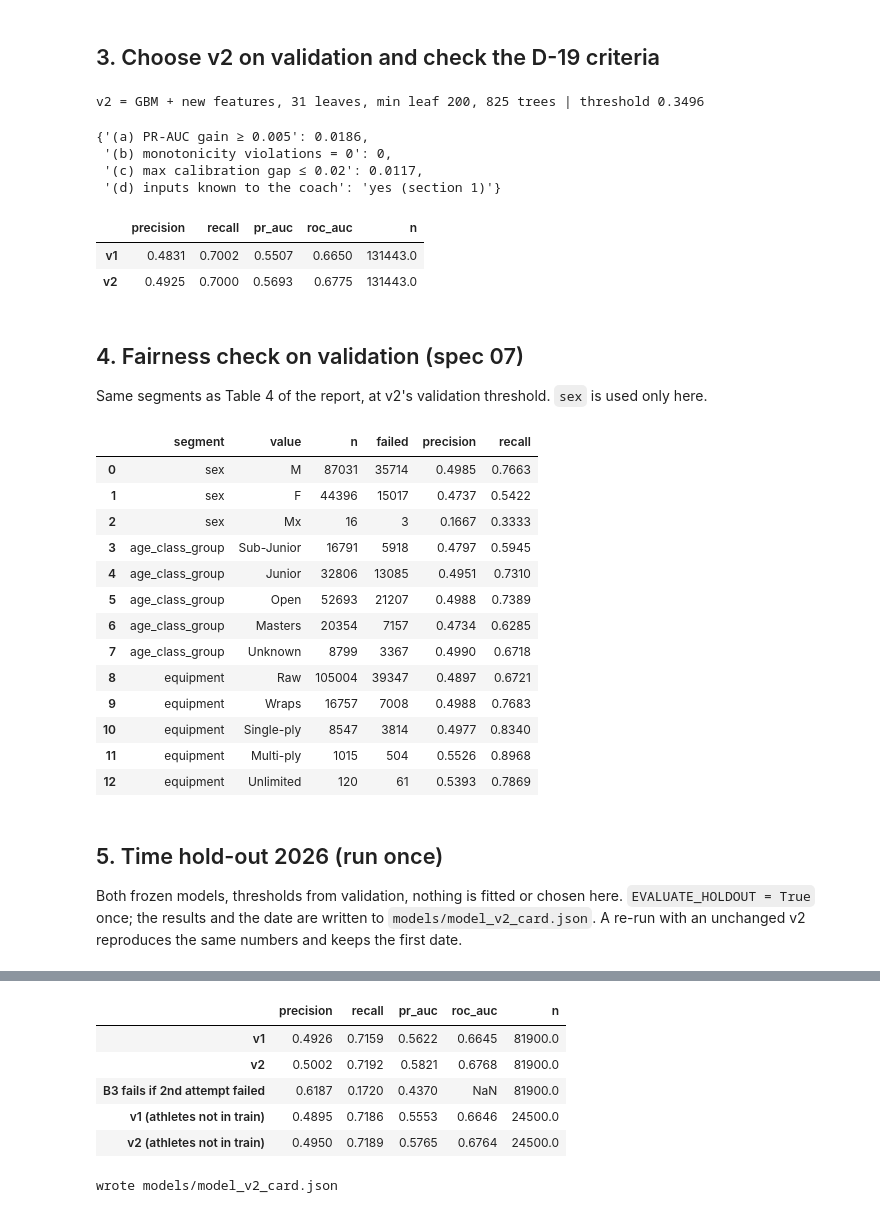
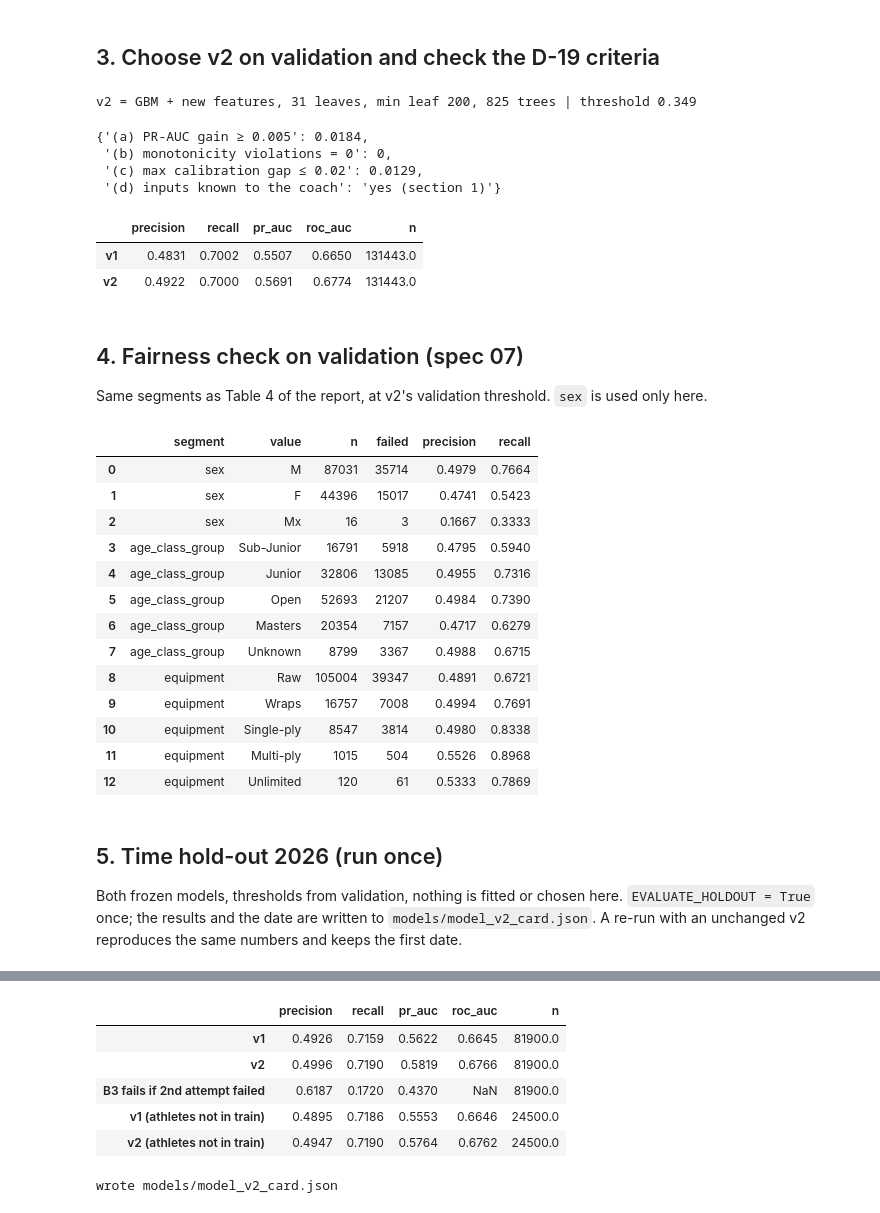
Before and after one commit to patrick-morgenegg/aiml, a Jupyter notebook: notebooks/04_model_v2.ipynb, the cells around one changed output, grey strips where cells are left out. Drawn from its saved outputs; the diff is of its cells as text; code cells hidden in the pictures.

```diff
--- a/notebooks/04_model_v2.ipynb
+++ b/notebooks/04_model_v2.ipynb
@@ -36,11 +37,11 @@ ROOT = find_project_root(Path.cwd().resolve())
 DATA = ROOT / "data" / "processed" / "deadlift3_attempts.parquet"
 HOLDOUT = ROOT / "data" / "processed" / "holdout_2026.parquet"
 METADATA = json.loads((ROOT / "data" / "processed" / "metadata.json").read_text(encoding="utf-8"))
-V1 = json.loads((ROOT / "app" / "model" / "model.json").read_text(encoding="utf-8"))
-REFERENCE = json.loads((ROOT / "app" / "tests" / "reference_cases.json").read_text(encoding="utf-8"))
+V1 = json.loads((ROOT / "app" / "model" / "model_v1.json").read_text(encoding="utf-8"))
+REFERENCE = json.loads((ROOT / "app" / "tests" / "reference_cases_v1.json").read_text(encoding="utf-8"))
 CARD_V2 = ROOT / "models" / "model_v2_card.json"
 
-EVALUATE_HOLDOUT = True   # set True ONCE, after v2 is chosen on validation (D-19)
+EVALUATE_HOLDOUT = True    # evaluated once on 2026-10-25 (D-20); re-runs reproduce it. Was: set True ONCE, after v2 is chosen on validation (D-19)
 TARGET_RECALL = 0.70
 RANDOM_SEED = 0
 
@@ -134,6 +135,14 @@ def v2_features(frame: pd.DataFrame, planned_kg: np.ndarray, extra: bool = True)
 
 
 MONOTONE = ("jump", "pr_excess")
+# Deployed v2 rounds every feature to 9 decimals before the trees (decision D-21): mathematically equal ratios such as
+# 125/54.1 and 250/108.2 differ in the last bit, some trees split exactly between them, and numpy and the browser
+# compute logarithms differently in that last bit. Rounding makes the prediction identical on every platform.
+ROUND_DECIMALS = 9
+
+
+def round_features(X):
+    return np.floor(X * 10.0 ** ROUND_DECIMALS + 0.5) / 10.0 ** ROUND_DECIMALS
 p1_va = predict_v1(valid, valid["dl3_weight_kg"].to_numpy())
 print("v1 validation PR-AUC", round(average_precision_score(y_va, p1_va), 4))
 # %% [output]
@@ -206,7 +215,7 @@ v2.fit(v2_features(train, train["dl3_weight_kg"].to_numpy(), cfg["extra"]), y_tr
 
 
 def predict_v2(frame, planned_kg):
-    return v2.predict_proba(v2_features(frame, planned_kg, cfg["extra"]))[:, 1]
+    return v2.predict_proba(round_features(v2_features(frame, planned_kg, cfg["extra"])))[:, 1]
 
 
 def threshold_for_recall(y, score, target=TARGET_RECALL):
@@ -239,10 +248,10 @@ checks = {"(a) PR-AUC gain ≥ 0.005": round(gain, 4), "(b) monotonicity violati
 assert gain >= 0.005 and violations == 0 and max_gap <= 0.02, checks
 print("v2 =", best, "| threshold", T2); checks
 # %% [output]
-v2 = GBM + new features, 31 leaves, min leaf 200, 825 trees | threshold 0.3496
+v2 = GBM + new features, 31 leaves, min leaf 200, 825 trees | threshold 0.349
-{'(a) PR-AUC gain ≥ 0.005': 0.0186,
+{'(a) PR-AUC gain ≥ 0.005': 0.0184,
  '(b) monotonicity violations = 0': 0,
- '(c) max calibration gap ≤ 0.02': 0.0117,
+ '(c) max calibration gap ≤ 0.02': 0.0129,
  '(d) inputs known to the coach': 'yes (section 1)'}
 # %%
 val = pd.DataFrame({"v1": metrics(y_va, p1_va, V1["threshold"]), "v2": metrics(y_va, p2_va, T2)}).T
@@ -250,7 +259,7 @@ val.round(4)
 # %% [output]
 |  | precision | recall | pr_auc | roc_auc | n |
 | v1 | 0.4831 | 0.7002 | 0.5507 | 0.6650 | 131443.0 |
-| v2 | 0.4925 | 0.7000 | 0.5693 | 0.6775 | 131443.0 |
+| v2 | 0.4922 | 0.7000 | 0.5691 | 0.6774 | 131443.0 |
 # %% [markdown]
 ## 4. Fairness check on validation (spec 07)
 
@@ -266,19 +275,19 @@ segments_v2 = pd.DataFrame(rows)
 segments_v2
 # %% [output]
 |  | segment | value | n | failed | precision | recall |
-| 0 | sex | M | 87031 | 35714 | 0.4985 | 0.7663 |
-| 1 | sex | F | 44396 | 15017 | 0.4737 | 0.5422 |
+| 0 | sex | M | 87031 | 35714 | 0.4979 | 0.7664 |
+| 1 | sex | F | 44396 | 15017 | 0.4741 | 0.5423 |
 | 2 | sex | Mx | 16 | 3 | 0.1667 | 0.3333 |
-| 3 | age_class_group | Sub-Junior | 16791 | 5918 | 0.4797 | 0.5945 |
-| 4 | age_class_group | Junior | 32806 | 13085 | 0.4951 | 0.7310 |
-| 5 | age_class_group | Open | 52693 | 21207 | 0.4988 | 0.7389 |
-| 6 | age_class_group | Masters | 20354 | 7157 | 0.4734 | 0.6285 |
-| 7 | age_class_group | Unknown | 8799 | 3367 | 0.4990 | 0.6718 |
-| 8 | equipment | Raw | 105004 | 39347 | 0.4897 | 0.6721 |
-| 9 | equipment | Wraps | 16757 | 7008 | 0.4988 | 0.7683 |
-| 10 | equipment | Single-ply | 8547 | 3814 | 0.4977 | 0.8340 |
+| 3 | age_class_group | Sub-Junior | 16791 | 5918 | 0.4795 | 0.5940 |
+| 4 | age_class_group | Junior | 32806 | 13085 | 0.4955 | 0.7316 |
+| 5 | age_class_group | Open | 52693 | 21207 | 0.4984 | 0.7390 |
+| 6 | age_class_group | Masters | 20354 | 7157 | 0.4717 | 0.6279 |
+| 7 | age_class_group | Unknown | 8799 | 3367 | 0.4988 | 0.6715 |
+| 8 | equipment | Raw | 105004 | 39347 | 0.4891 | 0.6721 |
+| 9 | equipment | Wraps | 16757 | 7008 | 0.4994 | 0.7691 |
+| 10 | equipment | Single-ply | 8547 | 3814 | 0.4980 | 0.8338 |
 | 11 | equipment | Multi-ply | 1015 | 504 | 0.5526 | 0.8968 |
-| 12 | equipment | Unlimited | 120 | 61 | 0.5393 | 0.7869 |
+| 12 | equipment | Unlimited | 120 | 61 | 0.5333 | 0.7869 |
 # %% [markdown]
 ## 5. Time hold-out 2026 (run once)
 
@@ -295,9 +304,12 @@ card = {
 }
 previous = json.loads(CARD_V2.read_text(encoding="utf-8")) if CARD_V2.exists() else None
 if previous and previous.get("holdout_2026"):
-    same = previous["chosen"] == best and previous["threshold"] == T2
+    same = previous["chosen"] == best and previous["threshold"] == T2 and previous.get("feature_rounding_decimals") == ROUND_DECIMALS
     card["holdout_2026"] = previous["holdout_2026"] if same else None
+    card["holdout_2026_history"] = previous.get("holdout_2026_history", []) + ([] if same else [
+        {**previous["holdout_2026"], "model": "v2 without feature rounding, threshold " + str(previous["threshold"])}])
     print("hold-out already evaluated on", previous["holdout_2026"]["evaluated_utc"], "| same v2:", same)
+card["feature_rounding_decimals"] = ROUND_DECIMALS
 
 if EVALUATE_HOLDOUT:
     ho = pd.read_parquet(HOLDOUT)
@@ -323,7 +336,7 @@ print("wrote", CARD_V2.relative_to(ROOT))
 |  | precision | recall | pr_auc | roc_auc | n |
 | v1 | 0.4926 | 0.7159 | 0.5622 | 0.6645 | 81900.0 |
-| v2 | 0.5002 | 0.7192 | 0.5821 | 0.6768 | 81900.0 |
+| v2 | 0.4996 | 0.7190 | 0.5819 | 0.6766 | 81900.0 |
 | B3 fails if 2nd attempt failed | 0.6187 | 0.1720 | 0.4370 | NaN | 81900.0 |
 | v1 (athletes not in train) | 0.4895 | 0.7186 | 0.5553 | 0.6646 | 24500.0 |
-| v2 (athletes not in train) | 0.4950 | 0.7189 | 0.5765 | 0.6764 | 24500.0 |
+| v2 (athletes not in train) | 0.4947 | 0.7190 | 0.5764 | 0.6762 | 24500.0 |
-wrote models/model_v2_card.json
+wrote models/model_v2_card.json
```
Also changed, not shown: parts of 6 cells of this notebook, 20 other files.
